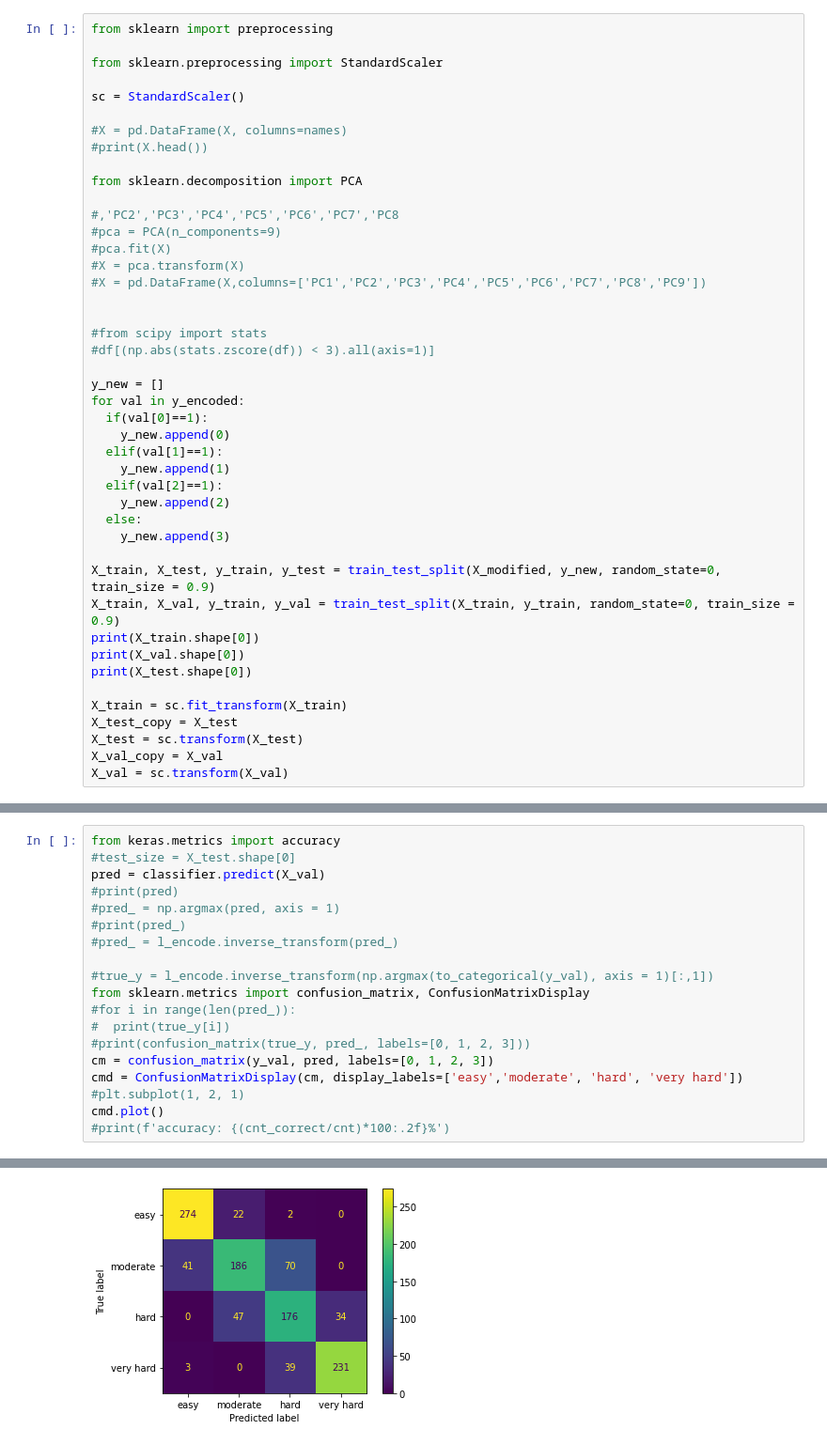
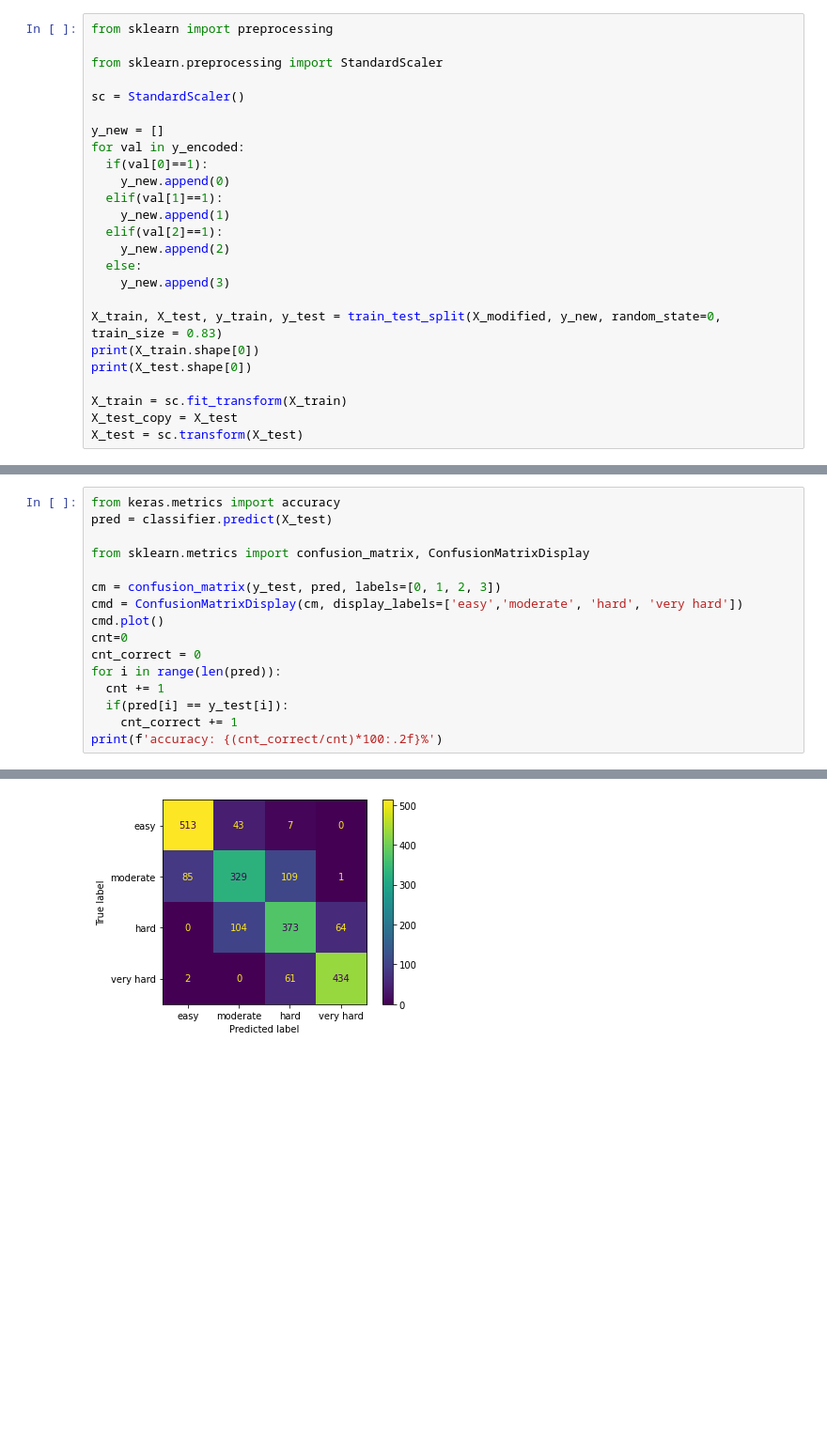
Before and after one commit to harel-coffee/pouw-auto, a Jupyter notebook: 4LRNeural_Network_Multi_Classs_Classification.ipynb, the cells around one changed output, grey strips where cells are left out. Shown at 94% size. Cells and saved outputs as stored; diff of their text form; blank space fills up the shorter version.

```diff
--- a/4LRNeural_Network_Multi_Classs_Classification.ipynb
+++ b/4LRNeural_Network_Multi_Classs_Classification.ipynb
@@ -121,21 +78,6 @@ from sklearn import preprocessing
 from sklearn.preprocessing import StandardScaler
 
 sc = StandardScaler()
-
-#X = pd.DataFrame(X, columns=names)
-#print(X.head())
-
-from sklearn.decomposition import PCA
-
-#,'PC2','PC3','PC4','PC5','PC6','PC7','PC8
-#pca = PCA(n_components=9)
-#pca.fit(X)
-#X = pca.transform(X)
-#X = pd.DataFrame(X,columns=['PC1','PC2','PC3','PC4','PC5','PC6','PC7','PC8','PC9'])
-
-
-#from scipy import stats
-#df[(np.abs(stats.zscore(df)) < 3).all(axis=1)]
 
 y_new = []
 for val in y_encoded:
@@ -148,15 +90,11 @@ for val in y_encoded:
   else:
     y_new.append(3)
 
-X_train, X_test, y_train, y_test = train_test_split(X_modified, y_new, random_state=0, train_size = 0.9)
-X_train, X_val, y_train, y_val = train_test_split(X_train, y_train, random_state=0, train_size = 0.9)
+X_train, X_test, y_train, y_test = train_test_split(X_modified, y_new, random_state=0, train_size = 0.83)
 print(X_train.shape[0])
-print(X_val.shape[0])
 print(X_test.shape[0])
 
 X_train = sc.fit_transform(X_train)
 X_test_copy = X_test
 X_test = sc.transform(X_test)
-X_val_copy = X_val
-X_val = sc.transform(X_val)
 # %% [output]
@@ -234,20 +131,17 @@ LogisticRegression()
 # %%
 from keras.metrics import accuracy
-#test_size = X_test.shape[0]
-pred = classifier.predict(X_val)
-#print(pred)
-#pred_ = np.argmax(pred, axis = 1)
-#print(pred_)
-#pred_ = l_encode.inverse_transform(pred_)
+pred = classifier.predict(X_test)
 
-#true_y = l_encode.inverse_transform(np.argmax(to_categorical(y_val), axis = 1)[:,1])
 from sklearn.metrics import confusion_matrix, ConfusionMatrixDisplay
-#for i in range(len(pred_)):
-#  print(true_y[i])
-#print(confusion_matrix(true_y, pred_, labels=[0, 1, 2, 3]))
-cm = confusion_matrix(y_val, pred, labels=[0, 1, 2, 3])
+
+cm = confusion_matrix(y_test, pred, labels=[0, 1, 2, 3])
 cmd = ConfusionMatrixDisplay(cm, display_labels=['easy','moderate', 'hard', 'very hard'])
-#plt.subplot(1, 2, 1)
 cmd.plot()
-#print(f'accuracy: {(cnt_correct/cnt)*100:.2f}%')
+cnt=0
+cnt_correct = 0
+for i in range(len(pred)):
+  cnt += 1
+  if(pred[i] == y_test[i]):
+    cnt_correct += 1
+print(f'accuracy: {(cnt_correct/cnt)*100:.2f}%')
 # %% [output]
@@ -255 +149 @@ cmd.plot()
-[figure, old version]
+[figure, new version]
```
Also changed, not shown: parts of 20 cells of this notebook.
